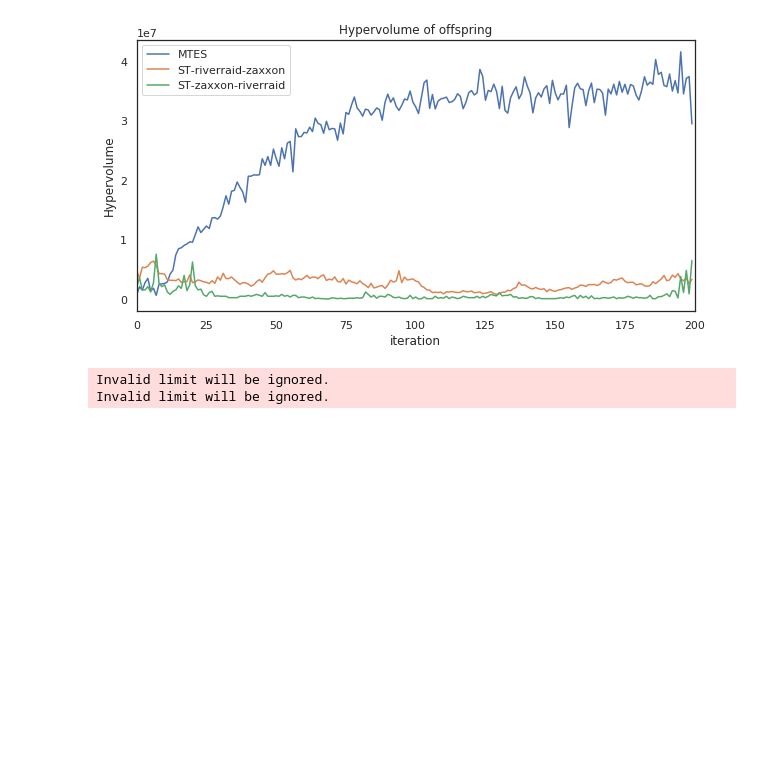
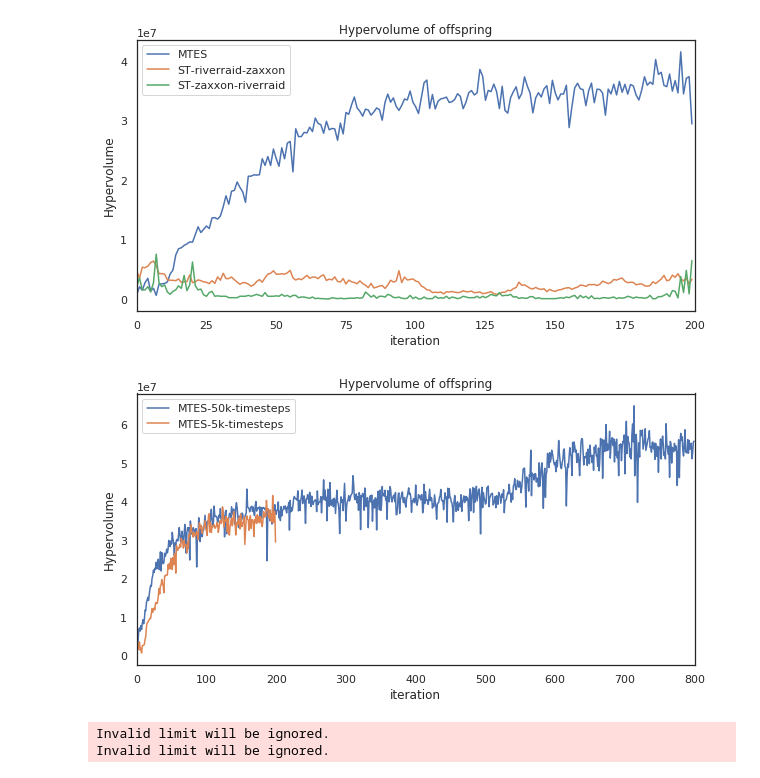
Before and after one commit to deyandyankov/research.mtne, a Jupyter notebook: gpu_implementation/analysis/all_plots.ipynb, the cells around one changed output. Saved outputs shown, nothing was run; the diff lists cells and outputs as text; code cells hidden in the pictures; blank space fills up the shorter version.

```diff
--- a/gpu_implementation/analysis/all_plots.ipynb
+++ b/gpu_implementation/analysis/all_plots.ipynb
@@ -281,15 +281,15 @@ p.get_figure().savefig("figures/plot2_2.eps")
 # x axis: iterations (0 to 200)
 # y axis: hypervolume
 # lines: (a) MTES
-# hv_df = pd.DataFrame.from_dict({
-#     'MTES': utils.get_hypervolume_data(experiments['MT'], iterations)['hv'],
-#     'ST-zaxxon-riverraid': utils.get_hypervolume_data(experiments['ST-zaxxon-riverraid'], iterations)['hv'],
-#     'ST-riverraid-zaxxon': utils.get_hypervolume_data(experiments['ST-riverraid-zaxxon'], iterations)['hv'],
-# })
-# sns.set(rc={'figure.figsize': (10, 5)})
-# hv_df['iteration'] = range(0, iterations)
-# hv_df.set_index('iteration')
-# del hv_df['iteration']
+hv_df = pd.DataFrame.from_dict({
+    'MTES': utils.get_hypervolume_data(experiments['MT'], iterations)['hv'],
+    'ST-zaxxon-riverraid': utils.get_hypervolume_data(experiments['ST-zaxxon-riverraid'], iterations)['hv'],
+    'ST-riverraid-zaxxon': utils.get_hypervolume_data(experiments['ST-riverraid-zaxxon'], iterations)['hv'],
+})
+sns.set(rc={'figure.figsize': (10, 5)})
+hv_df['iteration'] = range(0, iterations)
+hv_df.set_index('iteration')
+del hv_df['iteration']
 sns.set_style('white')
 p = hv_df.plot()
 # p = hv_df.plot(color='black')
@@ -299,6 +299,23 @@ p.set_xlim([0, 200])
 p.get_figure().savefig("figures/plot4_hypervolume.eps")
 # %% [output]
 [figure]
+# %%
+# 4) -- 50k -- hypervolume (offspring only)
+hv_50k = utils.get_hypervolume_data(experiments['MT50k'], e['MT50k']['cfg']['iterations'])['hv']
+hv_5k = utils.get_hypervolume_data(experiments['MT'], e['MT']['cfg']['iterations'])['hv']
+hv_df = pd.merge(pd.DataFrame({'MTES-50k-timesteps': hv_50k}), pd.DataFrame({'MTES-5k-timesteps': hv_5k}), how='left', left_index=True, right_index=True)# sns.set(rc={'figure.figsize': (10, 5)})
+hv_df['iteration'] = range(0, e['MT50k']['cfg']['iterations'])
+hv_df.set_index('iteration')
+del hv_df['iteration']
+sns.set_style('white')
+p = hv_df.plot()
+# p = hv_df.plot(color='black')
+p.set_title('Hypervolume of offspring')
+p.set_ylabel('Hypervolume')
+p.set_xlim([0, e['MT50k']['cfg']['iterations']])
+p.get_figure().savefig("figures/plot4_hypervolume-50k.eps")
+# %% [output]
+[figure, added]
 # %%
 # 5) DKL (offspring only) – 2 plots: one for task 0, one for task 1
 # x axis: iterations (0 to 200)
```
Also changed, not shown: parts of 11 cells of this notebook, 13 other files.
